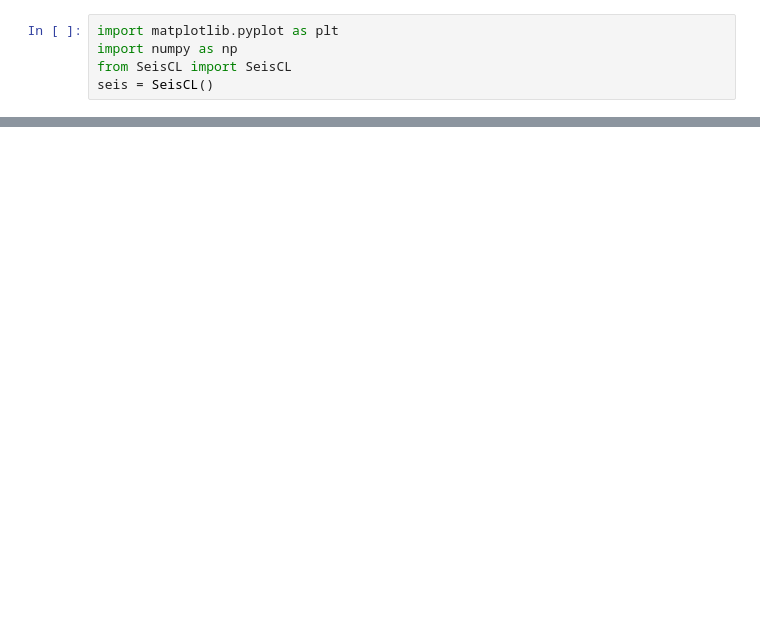
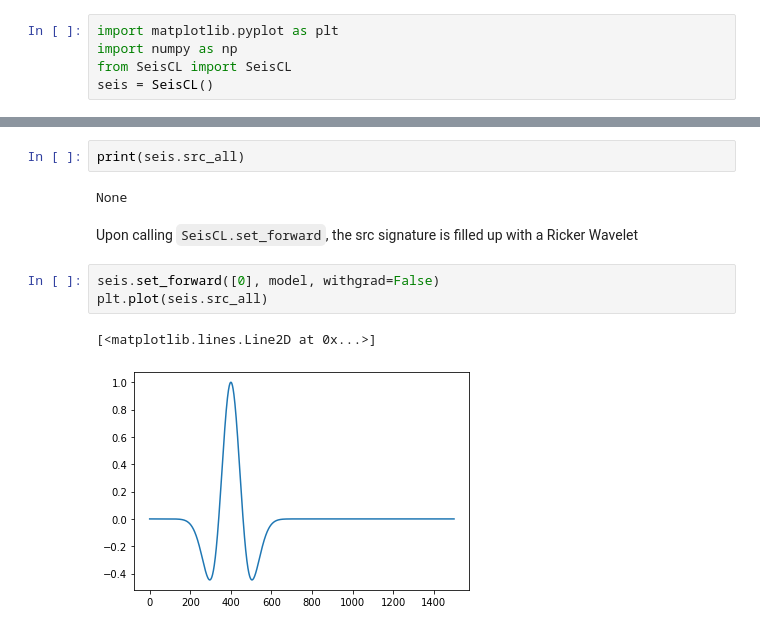
Before and after one commit to gfabieno/SeisCL, a Jupyter notebook: Tutorial/Sources&Receivers.ipynb, the cells around one changed output, grey strips where cells are left out. Cells and saved outputs as stored; diff of their text form; blank space fills up the shorter version.

```diff
--- a/Tutorial/Sources&Receivers.ipynb
+++ b/Tutorial/Sources&Receivers.ipynb
@@ -198,0 +86,12 @@ plt.show()
+# %%
+print(seis.src_all)
+# %% [output]
+None
+# %% [markdown]
+Upon calling `SeisCL.set_forward`, the src signature is filled up with a Ricker Wavelet
+# %%
+seis.set_forward([0], model, withgrad=False)
+plt.plot(seis.src_all)
+# %% [output]
+[<matplotlib.lines.Line2D at 0x...>]
+[figure, added]
```
Also changed, not shown: parts of 54 cells of this notebook, 7 other files.
